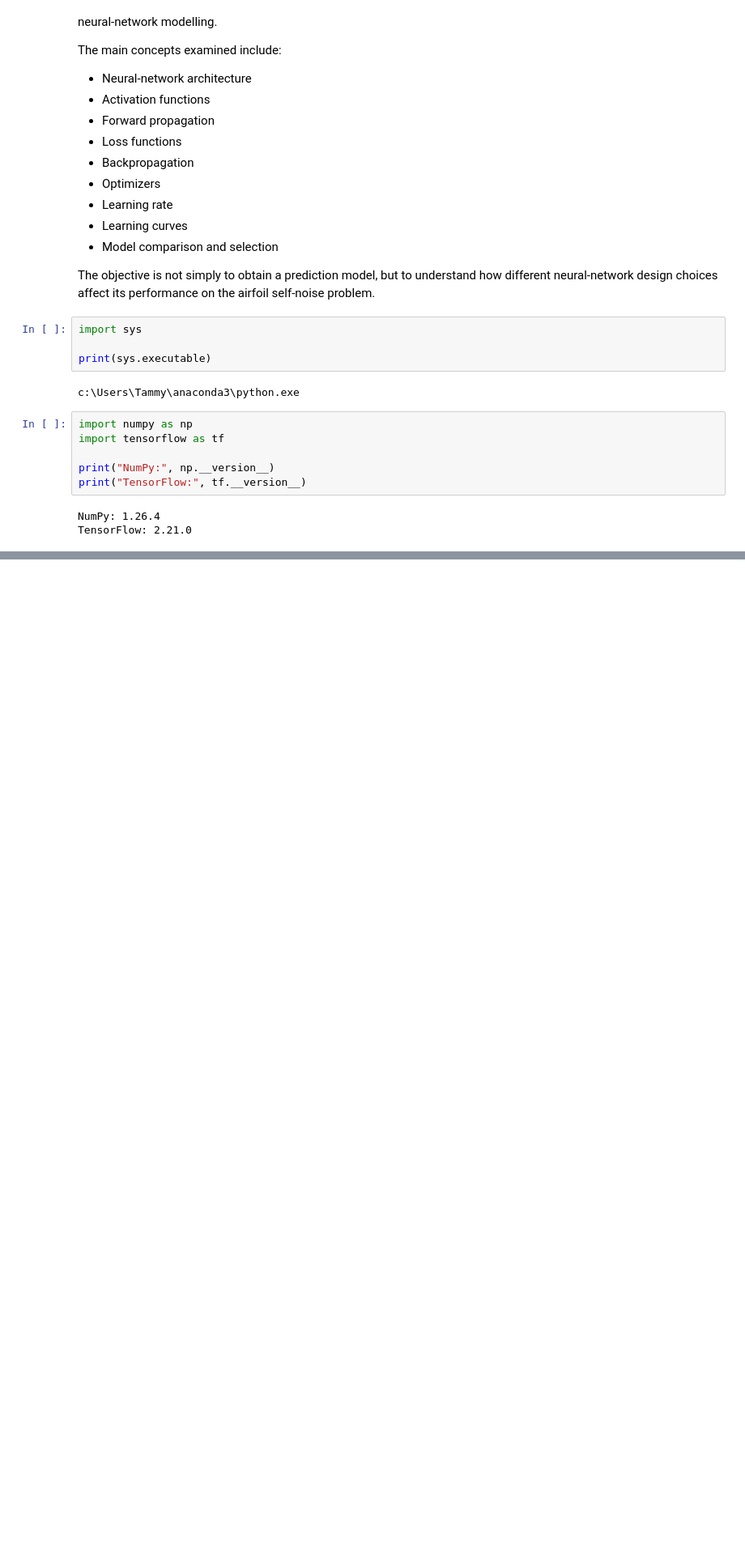
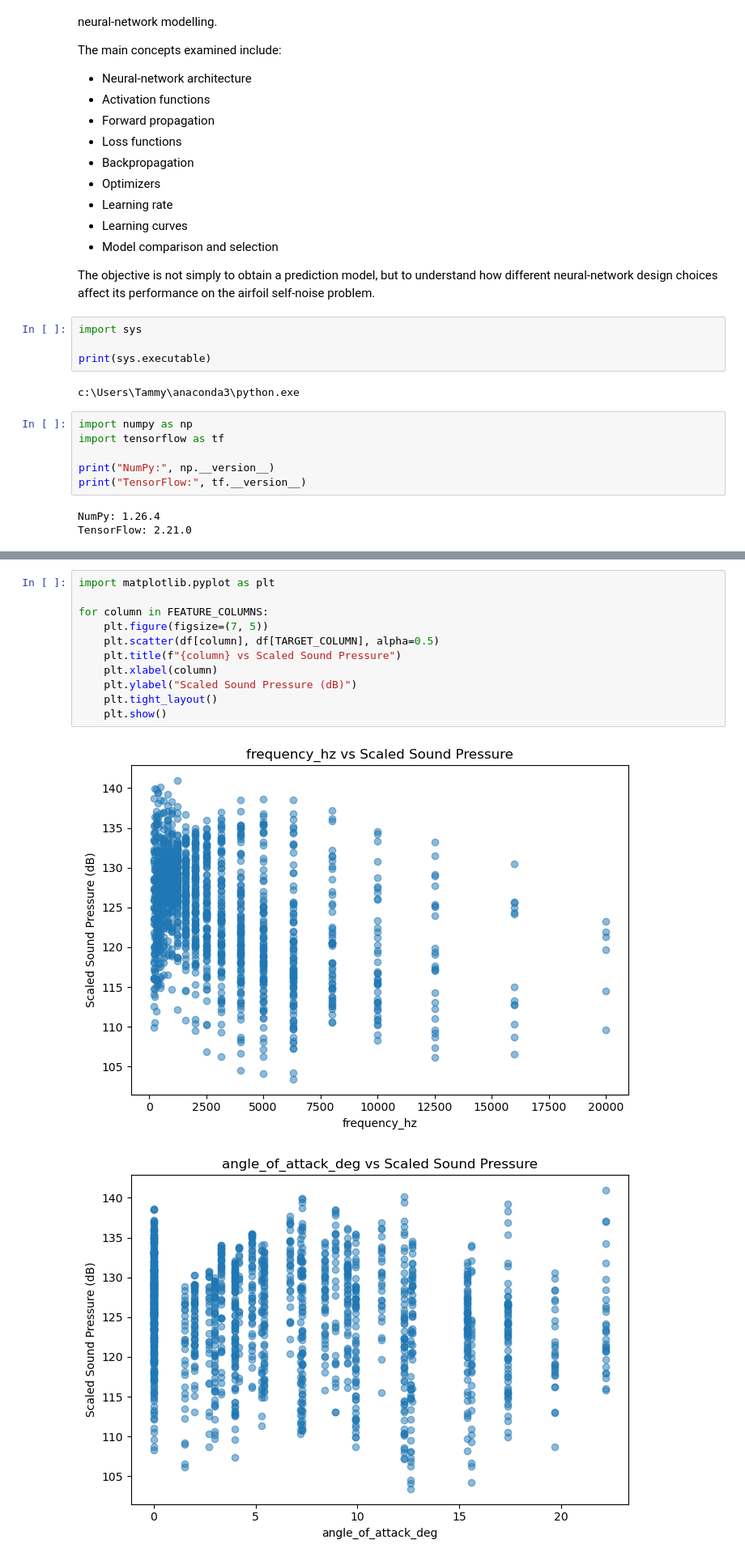
Before and after one commit to Tam-Davies/Predicting-Airfoil-Self-Noise-Using-Deep-Neural-Networks, a Jupyter notebook: Airfoil Self-Noise Deep Learning/notebooks/data_exploration.ipynb, the cells around one changed output, grey strips where cells are left out. Shown at 81% size. Saved outputs shown, nothing was run; the diff lists cells and outputs as text; blank space fills up the shorter version.

```diff
--- a/Airfoil Self-Noise Deep Learning/notebooks/data_exploration.ipynb
+++ b/Airfoil Self-Noise Deep Learning/notebooks/data_exploration.ipynb
@@ -174,0 +128,14 @@ Column names:
+# %%
+import matplotlib.pyplot as plt
+
+for column in FEATURE_COLUMNS:
+    plt.figure(figsize=(7, 5))
+    plt.scatter(df[column], df[TARGET_COLUMN], alpha=0.5)
+    plt.title(f"{column} vs Scaled Sound Pressure")
+    plt.xlabel(column)
+    plt.ylabel("Scaled Sound Pressure (dB)")
+    plt.tight_layout()
+    plt.show()
+# %% [output]
+[figure, added]
+[figure, added]
```
Also changed, not shown: parts of 17 cells of this notebook, 1 other file.
